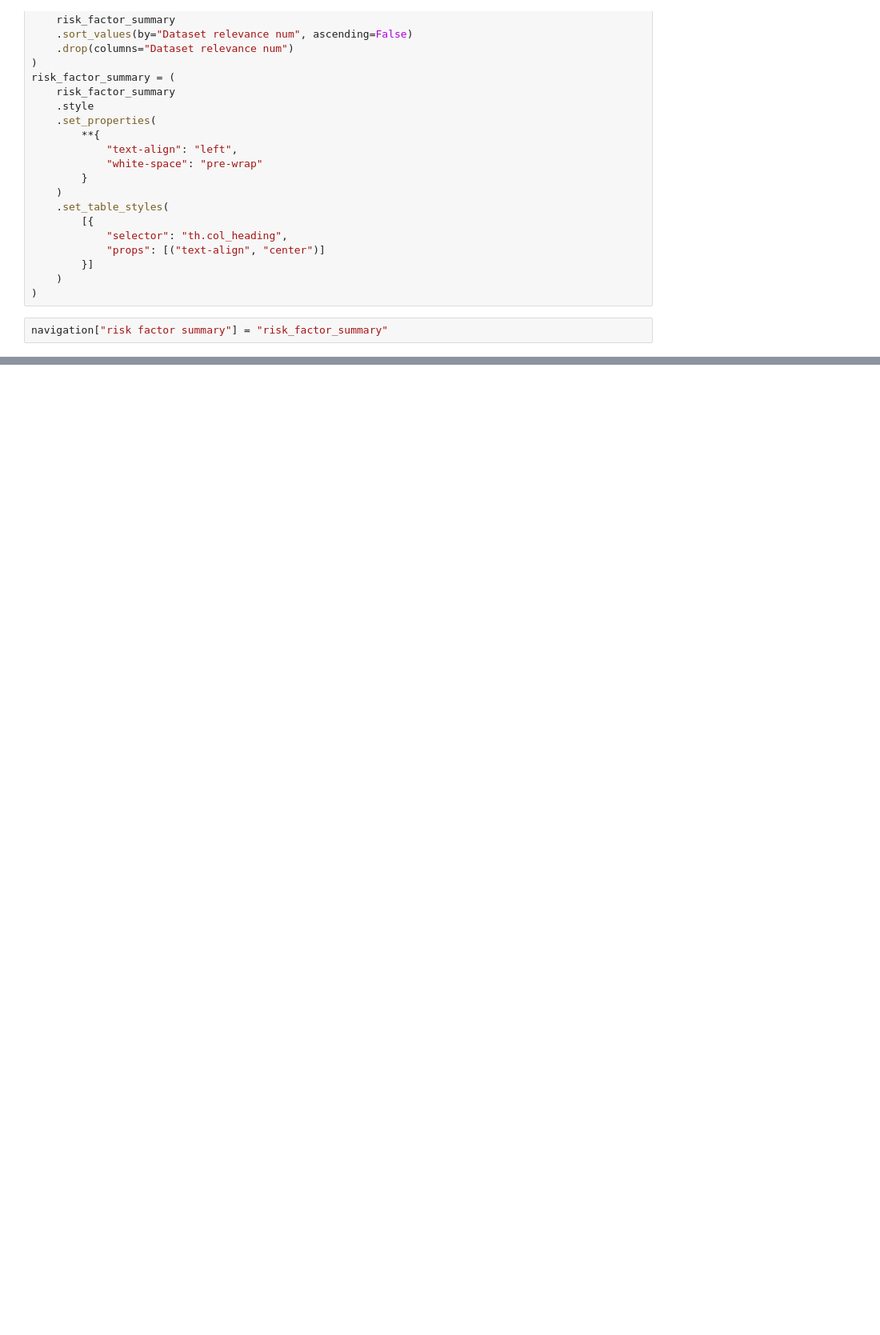
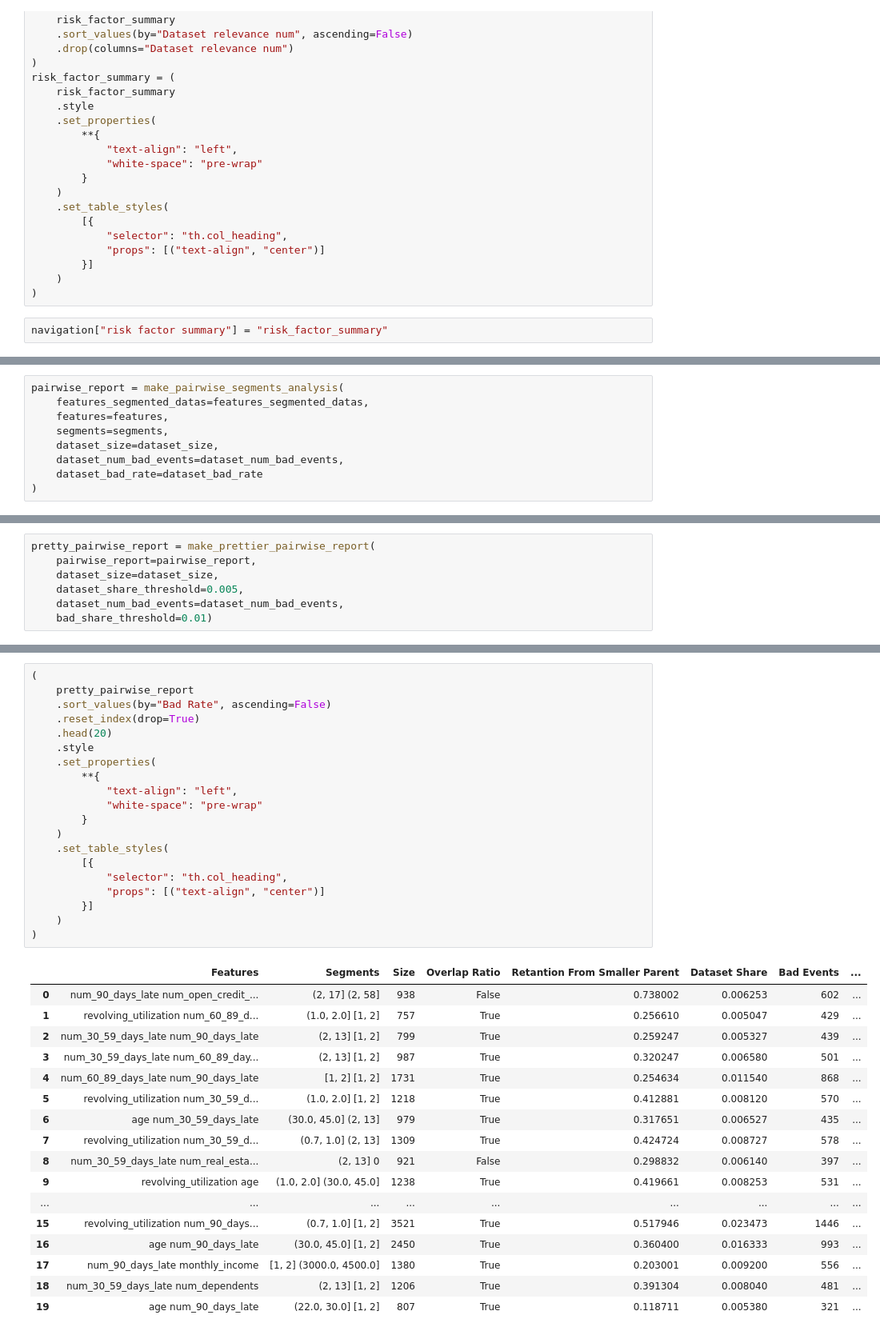
Before and after one commit to drema3-4/Credit-Risk-Analytics-and-Scoring, a Jupyter notebook: src/notebooks/02_risk_analysis.ipynb, the cells around one changed output, grey strips where cells are left out. Shown at 80% size. Cells and saved outputs as stored; diff of their text form; blank space fills up the shorter version.

```diff
--- a/src/notebooks/02_risk_analysis.ipynb
+++ b/src/notebooks/02_risk_analysis.ipynb
@@ -2029,0 +2327,9 @@ risk_factor_summary
+# %%
+pairwise_report = make_pairwise_segments_analysis(
+    features_segmented_datas=features_segmented_datas,
+    features=features,
+    segments=segments,
+    dataset_size=dataset_size,
+    dataset_num_bad_events=dataset_num_bad_events,
+    dataset_bad_rate=dataset_bad_rate
+)
@@ -2029,0 +2338,7 @@ risk_factor_summary
+# %%
+pretty_pairwise_report = make_prettier_pairwise_report(
+    pairwise_report=pairwise_report,
+    dataset_size=dataset_size,
+    dataset_share_threshold=0.005,
+    dataset_num_bad_events=dataset_num_bad_events,
+    bad_share_threshold=0.01)
@@ -2029,0 +2382,38 @@ risk_factor_summary
+# %%
+(
+    pretty_pairwise_report
+    .sort_values(by="Bad Rate", ascending=False)
+    .reset_index(drop=True)
+    .head(20)
+    .style
+    .set_properties(
+        **{
+            "text-align": "left",
+            "white-space": "pre-wrap"
+        }
+    )
+    .set_table_styles(
+        [{
+            "selector": "th.col_heading",
+            "props": [("text-align", "center")]
+        }]
+    )
+)
+# %% [output]
+|  | Features | Segments | Size | Overlap Ratio | Retantion From Smaller Parent | Dataset Share | Bad Events | ... |
+| 0 | num_90_days_late num_open_credit_... | (2, 17] (2, 58] | 938 | False | 0.738002 | 0.006253 | 602 | ... |
+| 1 | revolving_utilization num_60_89_d... | (1.0, 2.0] [1, 2] | 757 | True | 0.256610 | 0.005047 | 429 | ... |
+| 2 | num_30_59_days_late num_90_days_late | (2, 13] [1, 2] | 799 | True | 0.259247 | 0.005327 | 439 | ... |
+| 3 | num_30_59_days_late num_60_89_day... | (2, 13] [1, 2] | 987 | True | 0.320247 | 0.006580 | 501 | ... |
+| 4 | num_60_89_days_late num_90_days_late | [1, 2] [1, 2] | 1731 | True | 0.254634 | 0.011540 | 868 | ... |
+| 5 | revolving_utilization num_30_59_d... | (1.0, 2.0] [1, 2] | 1218 | True | 0.412881 | 0.008120 | 570 | ... |
+| 6 | age num_30_59_days_late | (30.0, 45.0] (2, 13] | 979 | True | 0.317651 | 0.006527 | 435 | ... |
+| 7 | revolving_utilization num_30_59_d... | (0.7, 1.0] (2, 13] | 1309 | True | 0.424724 | 0.008727 | 578 | ... |
+| 8 | num_30_59_days_late num_real_esta... | (2, 13] 0 | 921 | False | 0.298832 | 0.006140 | 397 | ... |
+| 9 | revolving_utilization age | (1.0, 2.0] (30.0, 45.0] | 1238 | True | 0.419661 | 0.008253 | 531 | ... |
+| ... | ... | ... | ... | ... | ... | ... | ... | ... |
+| 15 | revolving_utilization num_90_days... | (0.7, 1.0] [1, 2] | 3521 | True | 0.517946 | 0.023473 | 1446 | ... |
+| 16 | age num_90_days_late | (30.0, 45.0] [1, 2] | 2450 | True | 0.360400 | 0.016333 | 993 | ... |
+| 17 | num_90_days_late monthly_income | [1, 2] (3000.0, 4500.0] | 1380 | True | 0.203001 | 0.009200 | 556 | ... |
+| 18 | num_30_59_days_late num_dependents | (2, 13] [1, 2] | 1206 | True | 0.391304 | 0.008040 | 481 | ... |
+| 19 | age num_90_days_late | (22.0, 30.0] [1, 2] | 807 | True | 0.118711 | 0.005380 | 321 | ... |
```
Also changed, not shown: parts of 45 cells of this notebook.
